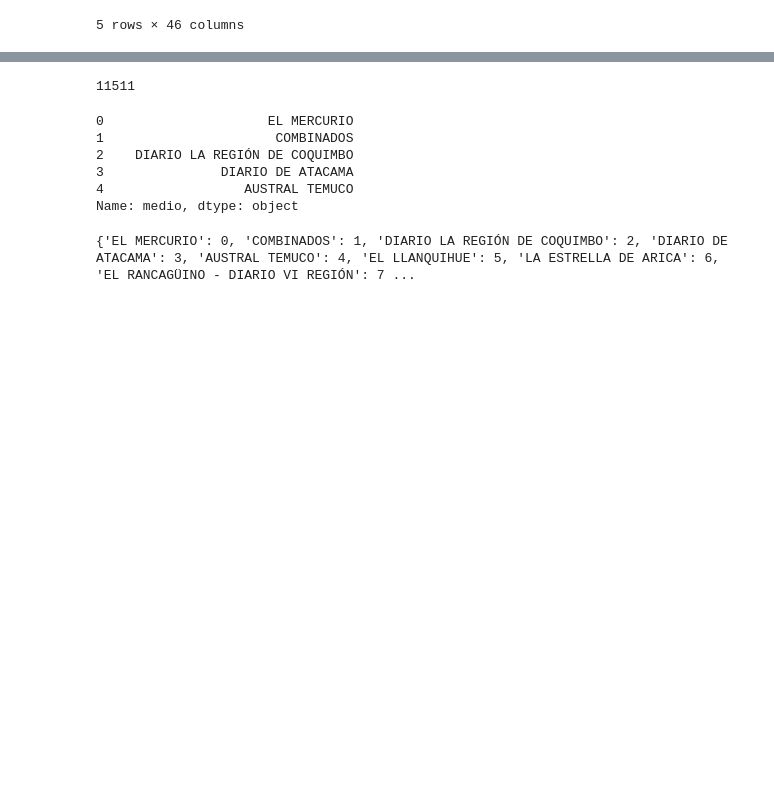
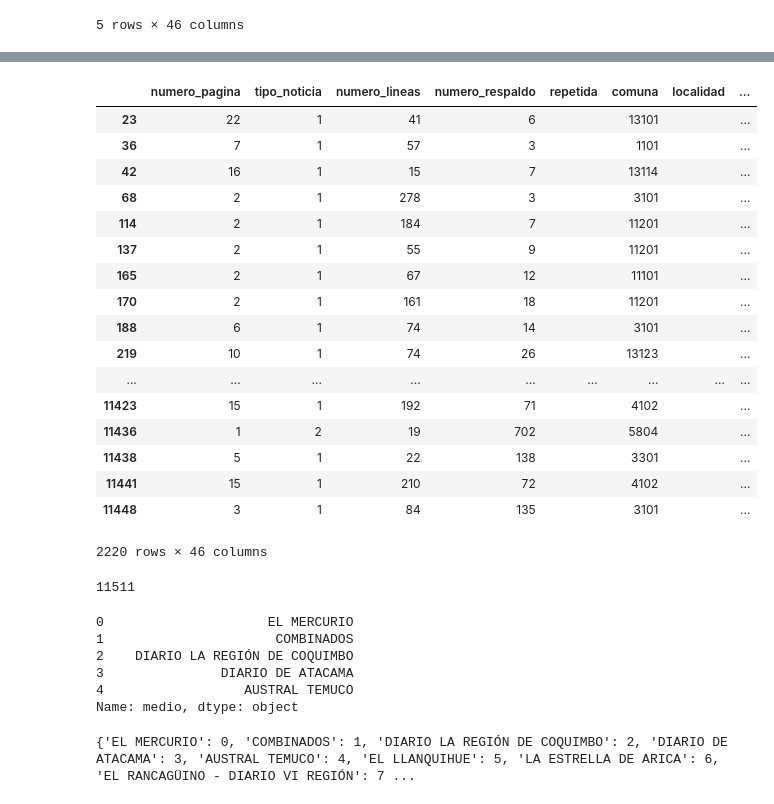
Before and after one commit to Vicvar/MTNotes, a Jupyter notebook: COESW.ipynb, the cells around one changed output, grey strips where cells are left out. Cells and saved outputs as stored; diff of their text form; code cells hidden in the pictures; blank space fills up the shorter version.

```diff
--- a/COESW.ipynb
+++ b/COESW.ipynb
@@ -184,3 +198,48 @@ acciones.loc[acciones.localidad=='']
+# %%
+#cambiar orden
+#cambiar puntos por null
+#Make boolean values 0 or 1
+
+null_dict = {'.':'',' ':''}
+ttz = {'2':'0'}
+
+acciones = acciones.replace(null_dict)
+acciones.apunta_actor_civil = acciones.apunta_actor_civil.replace(ttz)
+acciones.apunta_autoridad_local = acciones.apunta_autoridad_local.replace(ttz)
+acciones.apunta_autoridad_nacional = acciones.apunta_autoridad_nacional.replace(ttz)
+acciones.apunta_educativa = acciones.apunta_educativa.replace(ttz)
+acciones.apunta_estado_extranjero = acciones.apunta_estado_extranjero.replace(ttz)
+acciones.apunta_otro = acciones.apunta_otro.replace(ttz)
+acciones.apunta_salud = acciones.apunta_salud.replace(ttz)
+
+acciones.presencia_carabineros = acciones.presencia_carabineros.replace(ttz)
+acciones.fuerza_cuerpo = acciones.fuerza_cuerpo.replace(ttz)
+acciones.fuerza_fuego = acciones.fuerza_fuego.replace(ttz)
+acciones.fuerza_antidisturbios = acciones.fuerza_antidisturbios.replace(ttz)
+acciones.presencia_arrestos = acciones.presencia_arrestos.replace(ttz)
+acciones.presencia_heridos = acciones.presencia_heridos.astype(str).replace(ttz)
+acciones.presencia_muertos = acciones.presencia_muertos.replace(ttz)
+
+acciones.loc[acciones.localidad=='']
+# %% [output]
+|  | numero_pagina | tipo_noticia | numero_lineas | numero_respaldo | repetida | comuna | localidad | ... |
+| 23 | 22 | 1 | 41 | 6 |  | 13101 |  | ... |
+| 36 | 7 | 1 | 57 | 3 |  | 1101 |  | ... |
+| 42 | 16 | 1 | 15 | 7 |  | 13114 |  | ... |
+| 68 | 2 | 1 | 278 | 3 |  | 3101 |  | ... |
+| 114 | 2 | 1 | 184 | 7 |  | 11201 |  | ... |
+| 137 | 2 | 1 | 55 | 9 |  | 11201 |  | ... |
+| 165 | 2 | 1 | 67 | 12 |  | 11101 |  | ... |
+| 170 | 2 | 1 | 161 | 18 |  | 11201 |  | ... |
+| 188 | 6 | 1 | 74 | 14 |  | 3101 |  | ... |
+| 219 | 10 | 1 | 74 | 26 |  | 13123 |  | ... |
+| ... | ... | ... | ... | ... | ... | ... | ... | ... |
+| 11423 | 15 | 1 | 192 | 71 |  | 4102 |  | ... |
+| 11436 | 1 | 2 | 19 | 702 |  | 5804 |  | ... |
+| 11438 | 5 | 1 | 22 | 138 |  | 3301 |  | ... |
+| 11441 | 15 | 1 | 210 | 72 |  | 4102 |  | ... |
+| 11448 | 3 | 1 | 84 | 135 |  | 3101 |  | ... |
+2220 rows × 46 columns
 # %%
 #medios para claves
 medios = coes_o['medio']
```
Also changed, not shown: parts of 15 cells of this notebook, 1 other file.
